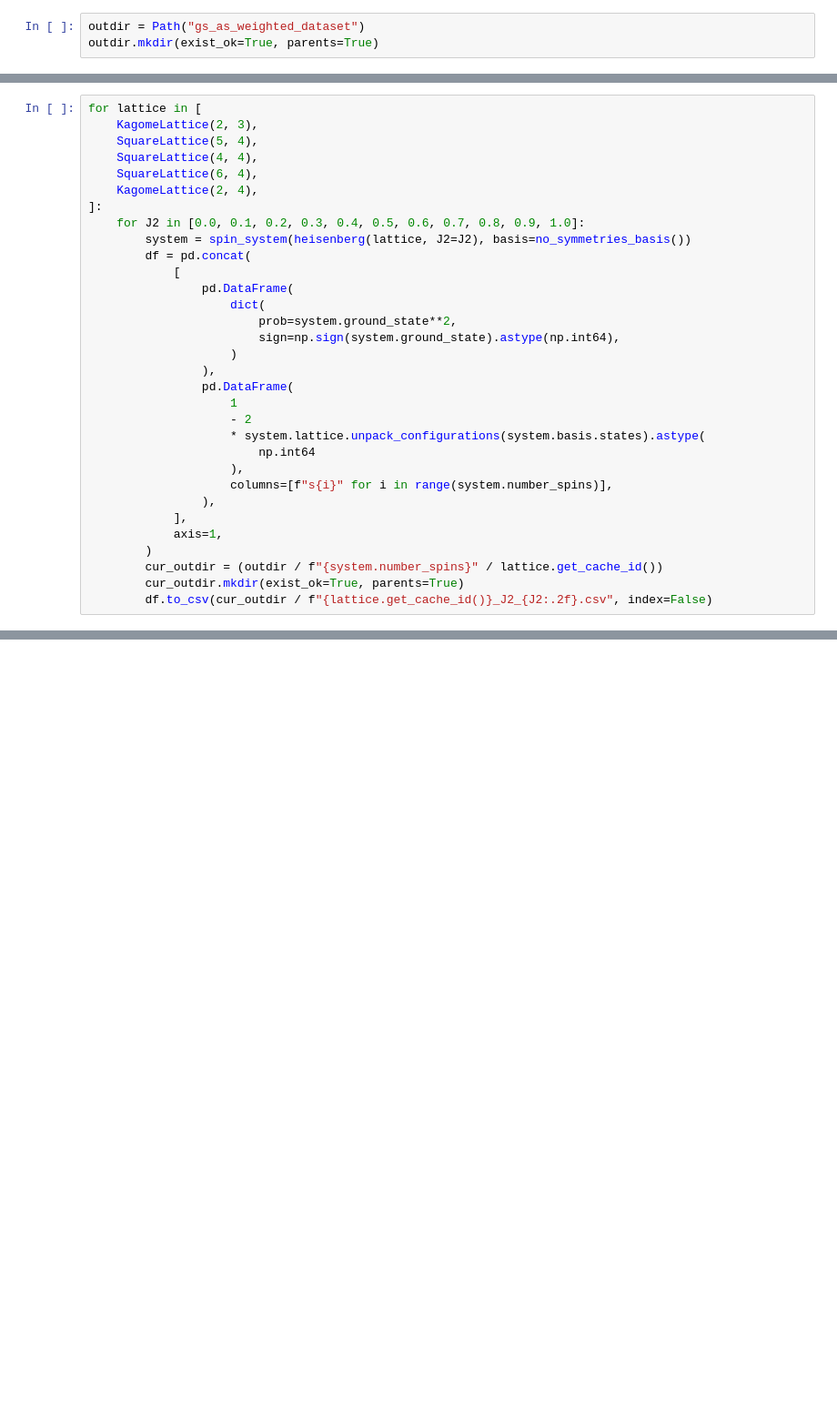
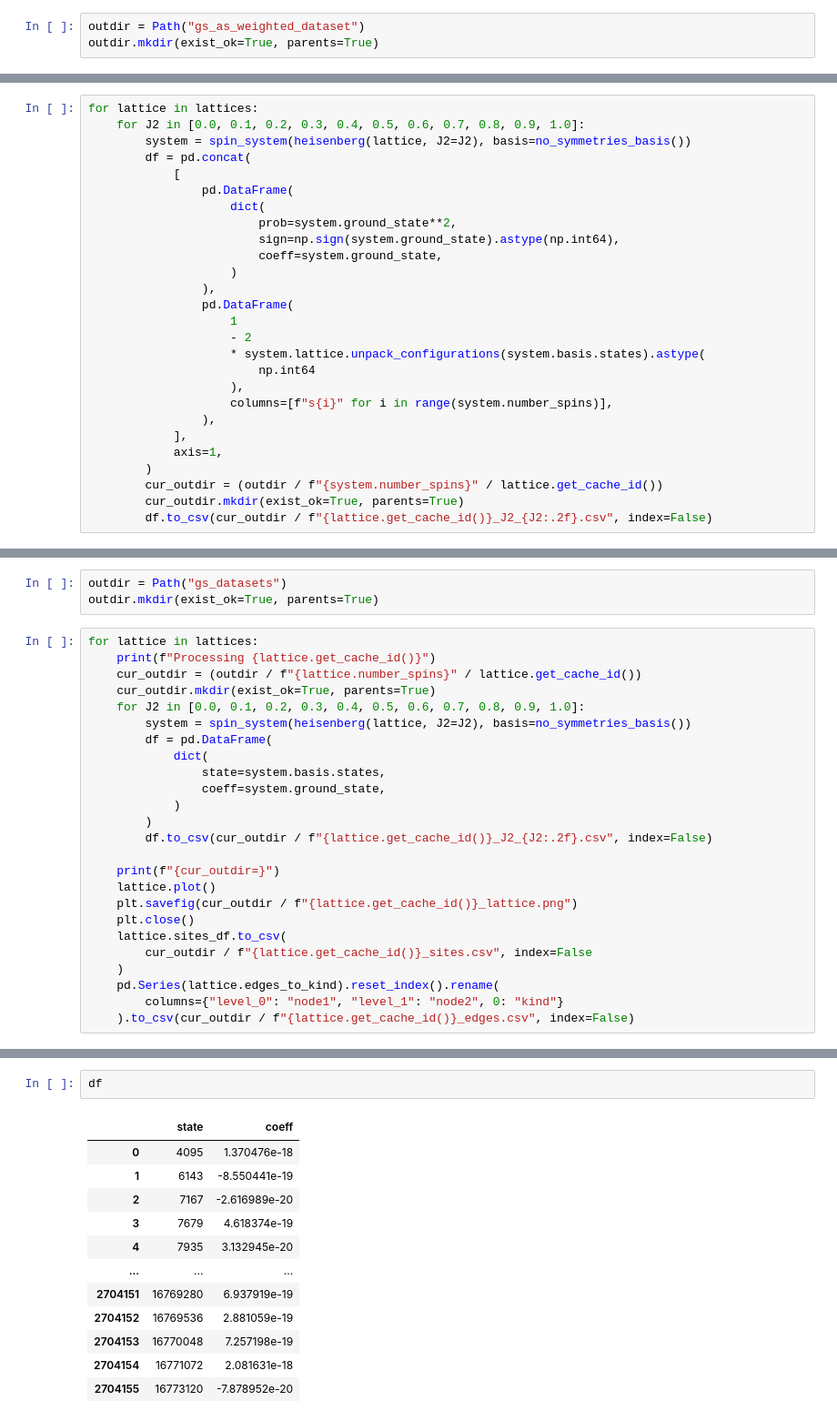
Before and after one commit to ischurov/frustrations-eda, a Jupyter notebook: gs_as_weighted_dataset.ipynb, the cells around one changed output, grey strips where cells are left out. Shown at 91% size. Drawn from its saved outputs; the diff is of its cells as text; blank space fills up the shorter version.

```diff
--- a/gs_as_weighted_dataset.ipynb
+++ b/gs_as_weighted_dataset.ipynb
@@ -11,11 +21,5 @@ outdir.mkdir(exist_ok=True, parents=True)
 # %%
-for lattice in [
-    KagomeLattice(2, 3),
-    SquareLattice(5, 4),
-    SquareLattice(4, 4),
-    SquareLattice(6, 4),
-    KagomeLattice(2, 4),
-]:
+for lattice in lattices:
     for J2 in [0.0, 0.1, 0.2, 0.3, 0.4, 0.5, 0.6, 0.7, 0.8, 0.9, 1.0]:
         system = spin_system(heisenberg(lattice, J2=J2), basis=no_symmetries_basis())
         df = pd.concat(
@@ -24,6 +28,7 @@ for lattice in [
                     dict(
                         prob=system.ground_state**2,
                         sign=np.sign(system.ground_state).astype(np.int64),
+                        coeff=system.ground_state,
                     )
                 ),
                 pd.DataFrame(
@@ -60,0 +66,28 @@ for lattice in [
+# %%
+outdir = Path("gs_datasets")
+outdir.mkdir(exist_ok=True, parents=True)
+# %%
+for lattice in lattices:
+    print(f"Processing {lattice.get_cache_id()}")
+    cur_outdir = (outdir / f"{lattice.number_spins}" / lattice.get_cache_id())
+    cur_outdir.mkdir(exist_ok=True, parents=True)
+    for J2 in [0.0, 0.1, 0.2, 0.3, 0.4, 0.5, 0.6, 0.7, 0.8, 0.9, 1.0]:
+        system = spin_system(heisenberg(lattice, J2=J2), basis=no_symmetries_basis())
+        df = pd.DataFrame(
+            dict(
+                state=system.basis.states,
+                coeff=system.ground_state,
+            )
+        )
+        df.to_csv(cur_outdir / f"{lattice.get_cache_id()}_J2_{J2:.2f}.csv", index=False)
+
+    print(f"{cur_outdir=}")
+    lattice.plot()
+    plt.savefig(cur_outdir / f"{lattice.get_cache_id()}_lattice.png")
+    plt.close()
+    lattice.sites_df.to_csv(
+        cur_outdir / f"{lattice.get_cache_id()}_sites.csv", index=False
+    )
+    pd.Series(lattice.edges_to_kind).reset_index().rename(
+        columns={"level_0": "node1", "level_1": "node2", 0: "kind"}
+    ).to_csv(cur_outdir / f"{lattice.get_cache_id()}_edges.csv", index=False)
@@ -60,0 +160,15 @@ for lattice in [
+# %%
+df
+# %% [output]
+|  | state | coeff |
+| 0 | 4095 | 1.370476e-18 |
+| 1 | 6143 | -8.550441e-19 |
+| 2 | 7167 | -2.616989e-20 |
+| 3 | 7679 | 4.618374e-19 |
+| 4 | 7935 | 3.132945e-20 |
+| ... | ... | ... |
+| 2704151 | 16769280 | 6.937919e-19 |
+| 2704152 | 16769536 | 2.881059e-19 |
+| 2704153 | 16770048 | 7.257198e-19 |
+| 2704154 | 16771072 | 2.081631e-18 |
+| 2704155 | 16773120 | -7.878952e-20 |
```
Also changed, not shown: parts of 5 cells of this notebook, 15 other files.
